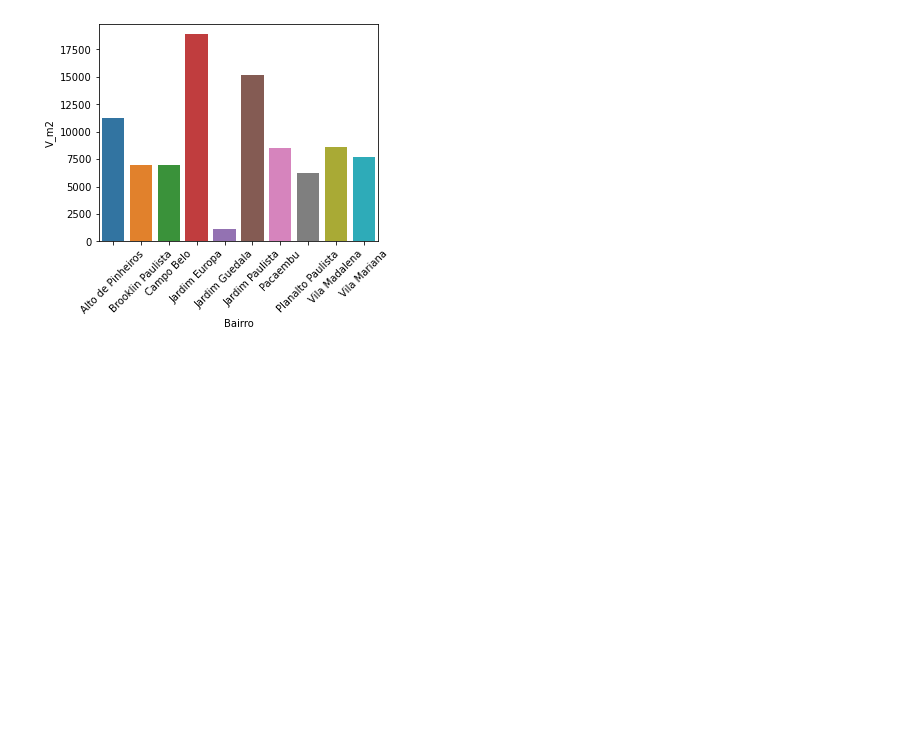
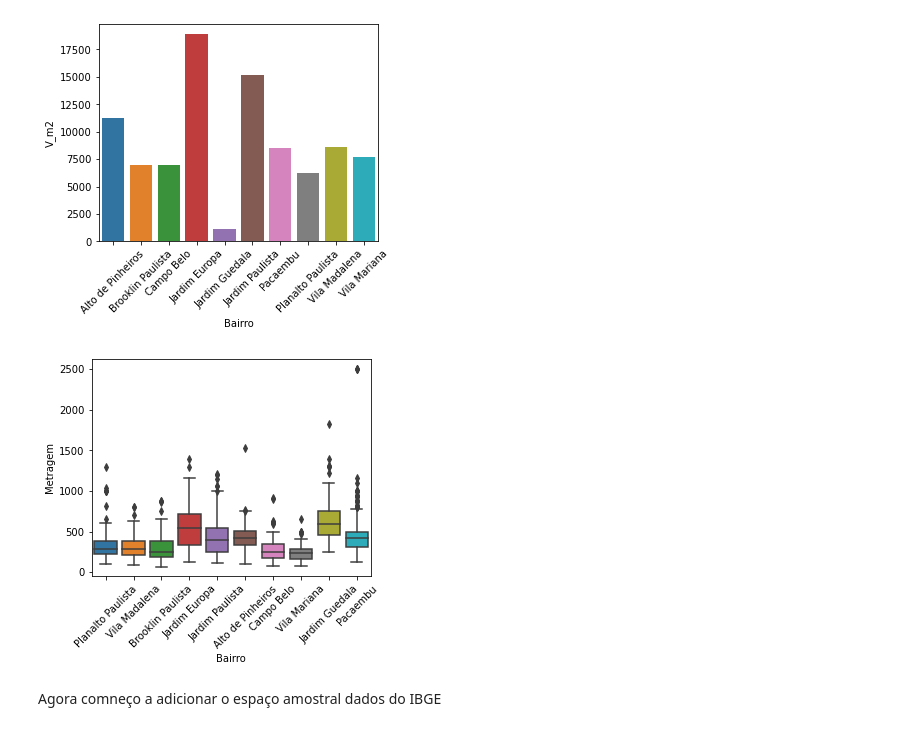
Before and after one commit to LeomaxFilho/Gerenciamento-de-Dados, a Jupyter notebook: Projeto Dados - 01.ipynb, the cells around one changed output. Cells and saved outputs as stored; diff of their text form; code cells hidden in the pictures; blank space fills up the shorter version.

```diff
--- a/Projeto Dados - 01.ipynb
+++ b/Projeto Dados - 01.ipynb
@@ -1,10 +1,23 @@
 # %%
 import pandas as pd
+import numpy as np
 import seaborn as sns
 import matplotlib.pyplot as plt
+import geopandas as gpd
+from shapely.geometry import Polygon, Point
 url = "https://gist.githubusercontent.com/tgcsantos/3bdb29eba6ce391e90df2b72205ba891/raw/22fa920e80c9fa209a9fccc8b52d74cc95d1599b/dados_imoveis.csv"
 pd.set_option('display.float_format', lambda x: '%.2f' % x)
+pd.set_option("display.precision", 2)
+sns.set()
 data = pd.read_csv(url)
+# Leitura dos dados do IBGE, que é necessário um encode específico para o caso, ainda não sendo perfeito
+ibge_sp = pd.read_csv(
+    'https://gist.githubusercontent.com/tgcsantos/85f8c7b0a2edbc3e27fcad619b37d886/raw/a4954781e6bca9cb804062a3eea0b3b84679daf4/Basico_SP1.csv',
+    encoding='ISO-8859-1',
+    sep=';', thousands='.', decimal=','
+)
+ibge_sp.dropna(how='all', axis=1, inplace=True)
+data_setor_censo = gpd.read_file('35SEE250GC_SIR.shp')
 # %%
 data_pre = data.copy() #uma cópia do arquivo
 data_pre.head(5)
@@ -177,3 +191,13 @@ ax = sns.barplot(x="Bairro", y="V_m2", data=data_pre_more)
 ax.tick_params(axis='x', rotation=45)
 # %% [output]
 [figure]
+# %%
+#agora uma analise especificando os pontos fora da curva e com suas devidas margens
+plt.figure(figsize=(5, 4))
+ax = sns.boxplot(data = data_pre.query("Bairro in @data_pre_bairros_more & Metragem < 30000"), x="Bairro", y="Metragem")
+ax.tick_params(axis='x', rotation=45)
+plt.show()
+# %% [output]
+[figure, added]
+# %% [markdown]
+Agora comneço a adicionar o espaço amostral dados do IBGE
```
Also changed, not shown: parts of 22 cells of this notebook, 1 other file.
